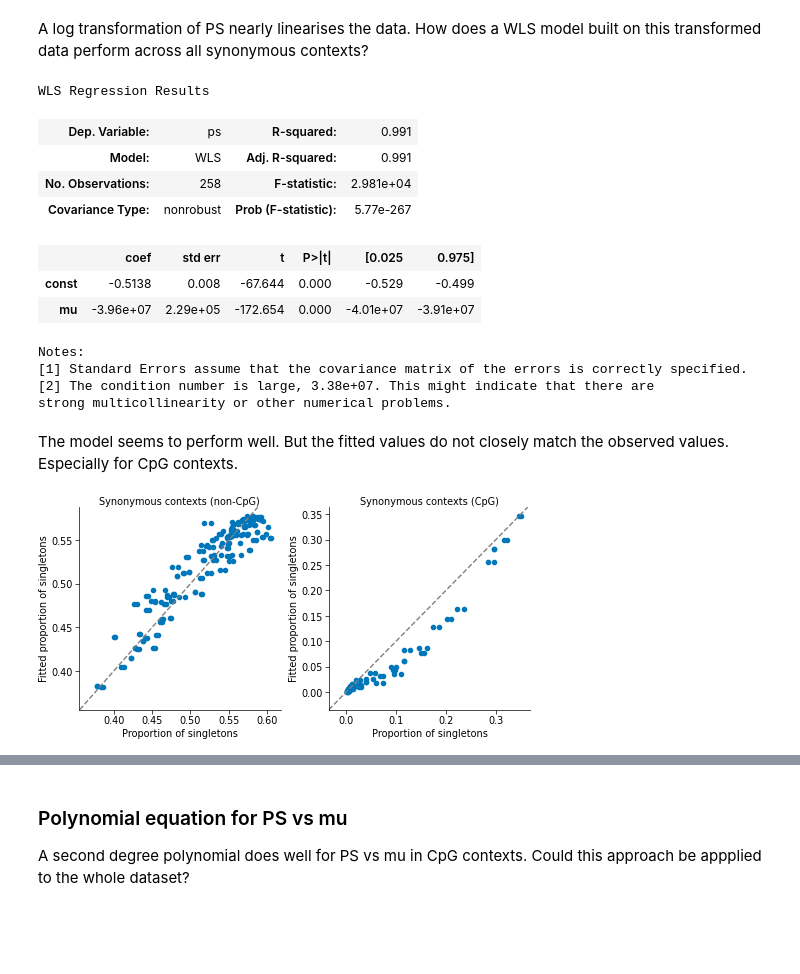
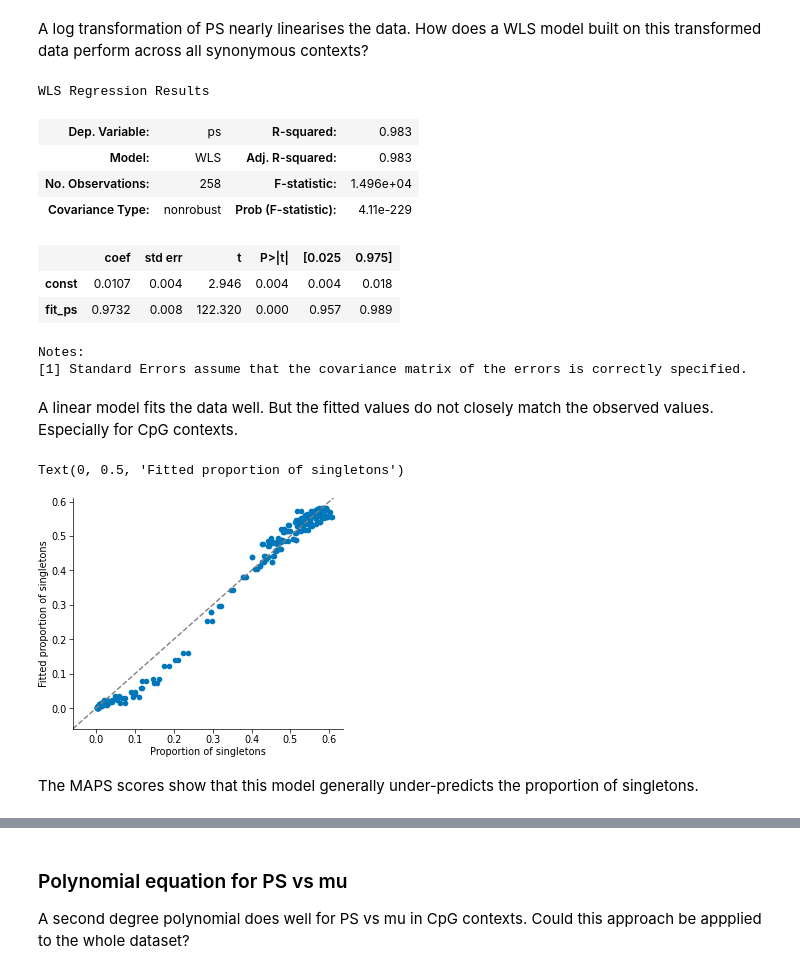
Before and after one commit to alexblakes/regional_nonsense_constraint, a Jupyter notebook: notebooks/02_maps_model_choices.ipynb, the cells around one changed output, grey strips where cells are left out. Cells and saved outputs as stored; diff of their text form; code cells hidden in the pictures; blank space fills up the shorter version.

```diff
--- a/notebooks/02_maps_model_choices.ipynb
+++ b/notebooks/02_maps_model_choices.ipynb
@@ -84,59 +94,50 @@ It is not straightforward to linearise the data.
 ### Linear model of log(PS) vs mu
 # %% [markdown]
 A log transformation of PS nearly linearises the data. How does a WLS model built on this transformed data perform across all synonymous contexts?
+# %%
+# Fit a polynomial equation to log(PS) vs mu
+p = maps.maps_model(syn.mu, np.log(syn.ps), syn.n_obs, deg=1)
+
+syn["fit_ps"] = p(syn.mu)
 # %%
-# Linear model for log(PS) vs mu
-x = syn.mu
-X = sm.tools.add_constant(x)
-y = np.log(syn.ps)
-w = syn["n_obs"]
-
-model = sm.WLS(y, X, weights=w)
+# Get model statistics
+model = sm.WLS(
+    syn.ps,
+    sm.tools.add_constant(np.exp(syn.fit_ps)),
+    weights=syn.n_obs,
+)
 results = model.fit()
 results.summary(slim=True)
 # %% [output]
 WLS Regression Results
-| Dep. Variable: | ps | R-squared: | 0.991 |
-| Model: | WLS | Adj. R-squared: | 0.991 |
-| No. Observations: | 258 | F-statistic: | 2.981e+04 |
-| Covariance Type: | nonrobust | Prob (F-statistic): | 5.77e-267 |
+| Dep. Variable: | ps | R-squared: | 0.983 |
+| Model: | WLS | Adj. R-squared: | 0.983 |
+| No. Observations: | 258 | F-statistic: | 1.496e+04 |
+| Covariance Type: | nonrobust | Prob (F-statistic): | 4.11e-229 |
 |  | coef | std err | t | P>|t| | [0.025 | 0.975] |
-| const | -0.5138 | 0.008 | -67.644 | 0.000 | -0.529 | -0.499 |
-| mu | -3.96e+07 | 2.29e+05 | -172.654 | 0.000 | -4.01e+07 | -3.91e+07 |
+| const | 0.0107 | 0.004 | 2.946 | 0.004 | 0.004 | 0.018 |
+| fit_ps | 0.9732 | 0.008 | 122.320 | 0.000 | 0.957 | 0.989 |
 Notes:
 [1] Standard Errors assume that the covariance matrix of the errors is correctly specified.
-[2] The condition number is large, 3.38e+07. This might indicate that there are
-strong multicollinearity or other numerical problems.
 # %% [markdown]
-The model seems to perform well. But the fitted values do not closely match the observed values. Especially for CpG contexts.
+A linear model fits the data well. But the fitted values do not closely match the observed values. Especially for CpG contexts.
 # %%
-# Get fitted values
-syn["fit_ps"] = np.exp(results.predict(sm.add_constant(syn.mu)))
-
-# Separate CpG and non-CpG contexts
-cpg = syn[syn.variant_type == "CpG"].copy()
-non = syn[syn.variant_type == "non-CpG"].copy()
-
 # Plot the data
-fig, axs = plt.subplots(1, 2, figsize=(5, 2.5), layout="constrained")
+fig, ax = plt.subplots(1,1)
 
 # Non-CpGs
-axs[0].scatter(x=non.ps, y=non.fit_ps)
-axs[0].set_title("Synonymous contexts (non-CpG)")
+ax.scatter(x=syn.ps, y=np.exp(syn.fit_ps))
 
-# CpGs
-axs[1].scatter(x=cpg.ps, y=cpg.fit_ps)
-axs[1].set_title("Synonymous contexts (CpG)")
-
-# Add x = y line
-for ax in axs:
-    ax.axline(
-        (min(ax.get_xlim()), min(ax.get_xlim())),
-        slope=1,
-        color="grey",
-        linestyle="--",
-    )
-    ax.set_xlabel("Proportion of singletons")
-    ax.set_ylabel("Fitted proportion of singletons")
+ax.axline(
+    (min(ax.get_xlim()), min(ax.get_xlim())),
+    slope=1,
+    color="grey",
+    linestyle="--",
+)
+ax.set_xlabel("Proportion of singletons")
+ax.set_ylabel("Fitted proportion of singletons")
 # %% [output]
+Text(0, 0.5, 'Fitted proportion of singletons')
-[figure, old version]
+[figure, new version]
+# %% [markdown]
+The MAPS scores show that this model generally under-predicts the proportion of singletons.
```
Also changed, not shown: parts of 95 cells of this notebook, 2 other files.
